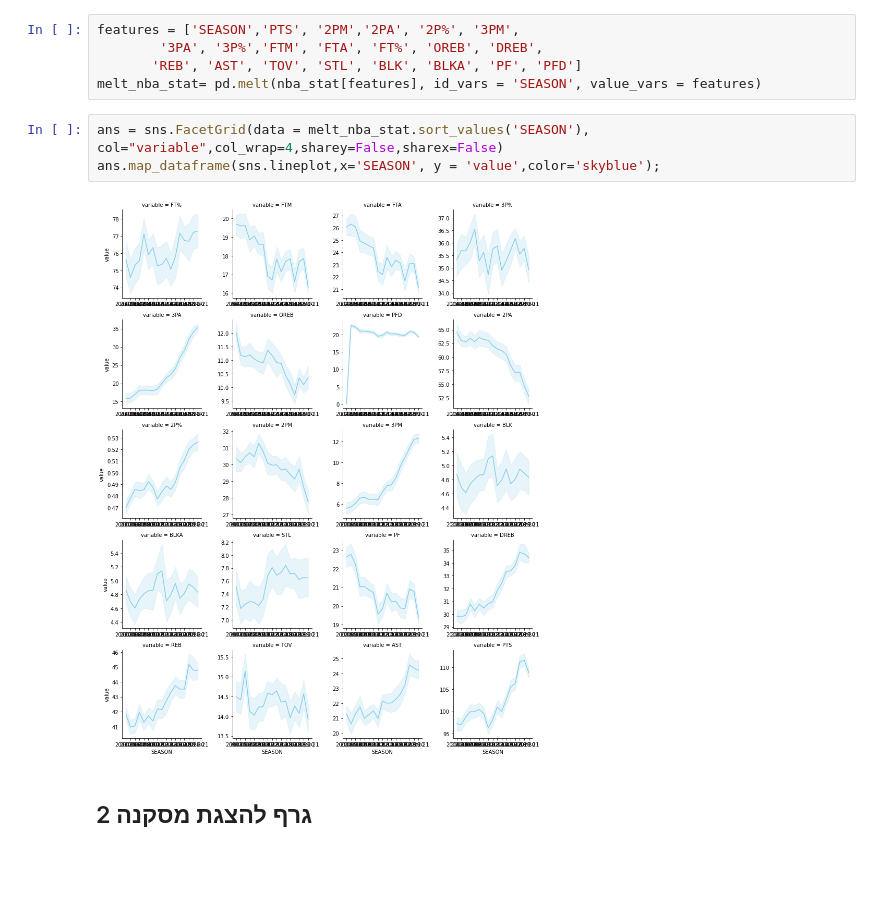
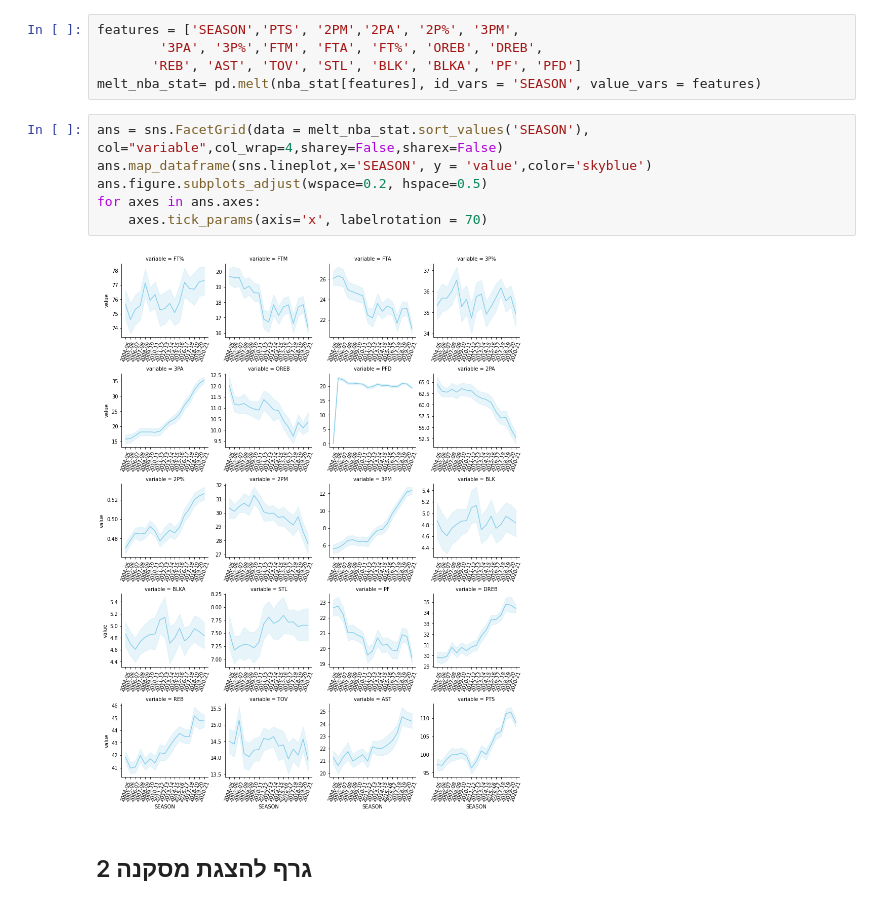
Before and after one commit to eytanmuzafi/data-science, a Jupyter notebook: 4.ipynb, the cells around one changed output. Cells and saved outputs as stored; diff of their text form; blank space fills up the shorter version.

```diff
--- a/4.ipynb
+++ b/4.ipynb
@@ -479,9 +479,12 @@ features = ['SEASON','PTS', '2PM','2PA', '2P%', '3PM',
 melt_nba_stat= pd.melt(nba_stat[features], id_vars = 'SEASON', value_vars = features)
 # %%
 ans = sns.FacetGrid(data = melt_nba_stat.sort_values('SEASON'), col="variable",col_wrap=4,sharey=False,sharex=False)
-ans.map_dataframe(sns.lineplot,x='SEASON', y = 'value',color='skyblue');
+ans.map_dataframe(sns.lineplot,x='SEASON', y = 'value',color='skyblue')
+ans.figure.subplots_adjust(wspace=0.2, hspace=0.5)
+for axes in ans.axes:
+    axes.tick_params(axis='x', labelrotation = 70)
 # %% [output]
-[figure, old version]
+[figure, new version]
 # %% [markdown]
 ## גרף להצגת מסקנה 2
 # %% [markdown]
```
Also changed, not shown: parts of 6 cells of this notebook.
